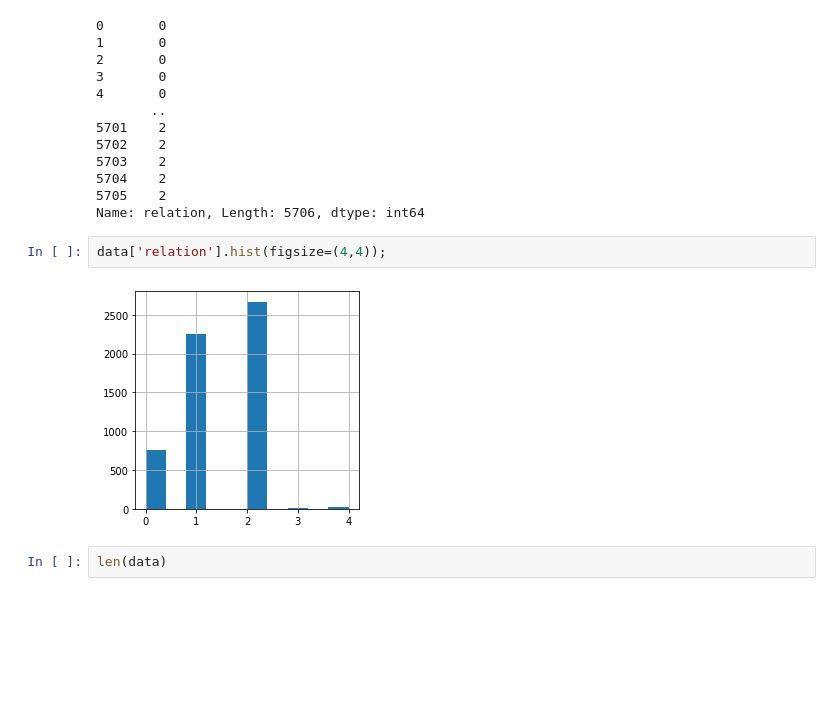
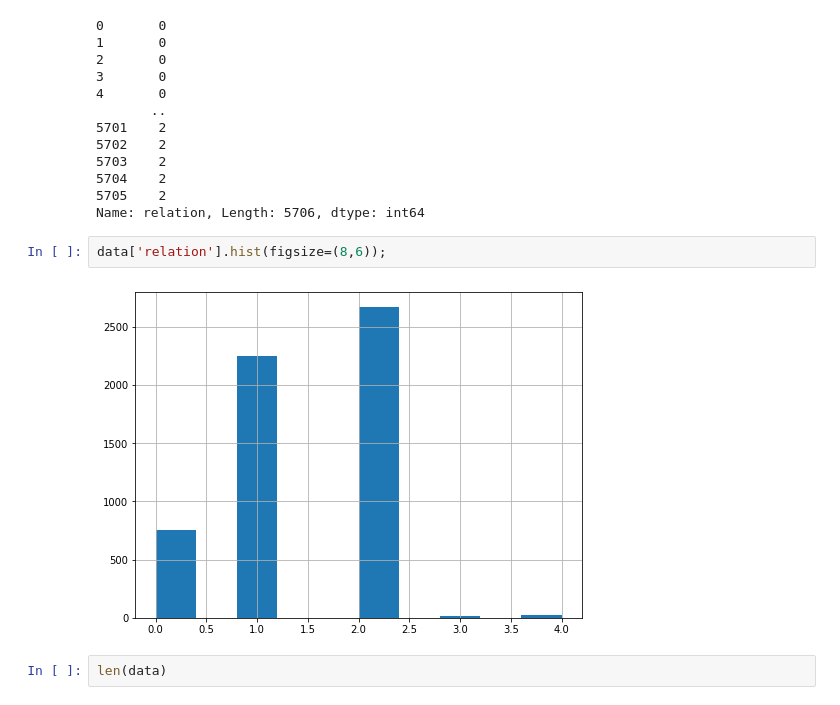
Before and after one commit to mksantos2/semiautomatic-portuguese-ontology-enrichment, a Jupyter notebook: models/BiLSTM_without_weights-2.ipynb, the cells around one changed output. Drawn from its saved outputs; the diff is of its cells as text; blank space fills up the shorter version.

```diff
--- a/models/classificadorBiLSTM_without_weights-2.ipynb
+++ b/models/BiLSTM_without_weights-2.ipynb
@@ -82,9 +105,9 @@ print(data["relation"])
 5705    2
 Name: relation, Length: 5706, dtype: int64
 # %%
-data['relation'].hist(figsize=(4,4));
+data['relation'].hist(figsize=(8,6));
 # %% [output]
-[figure, old version]
+[figure, new version]
 # %%
 len(data)
 # %% [output]
```
Also changed, not shown: parts of 11 cells of this notebook, 6 other files.
